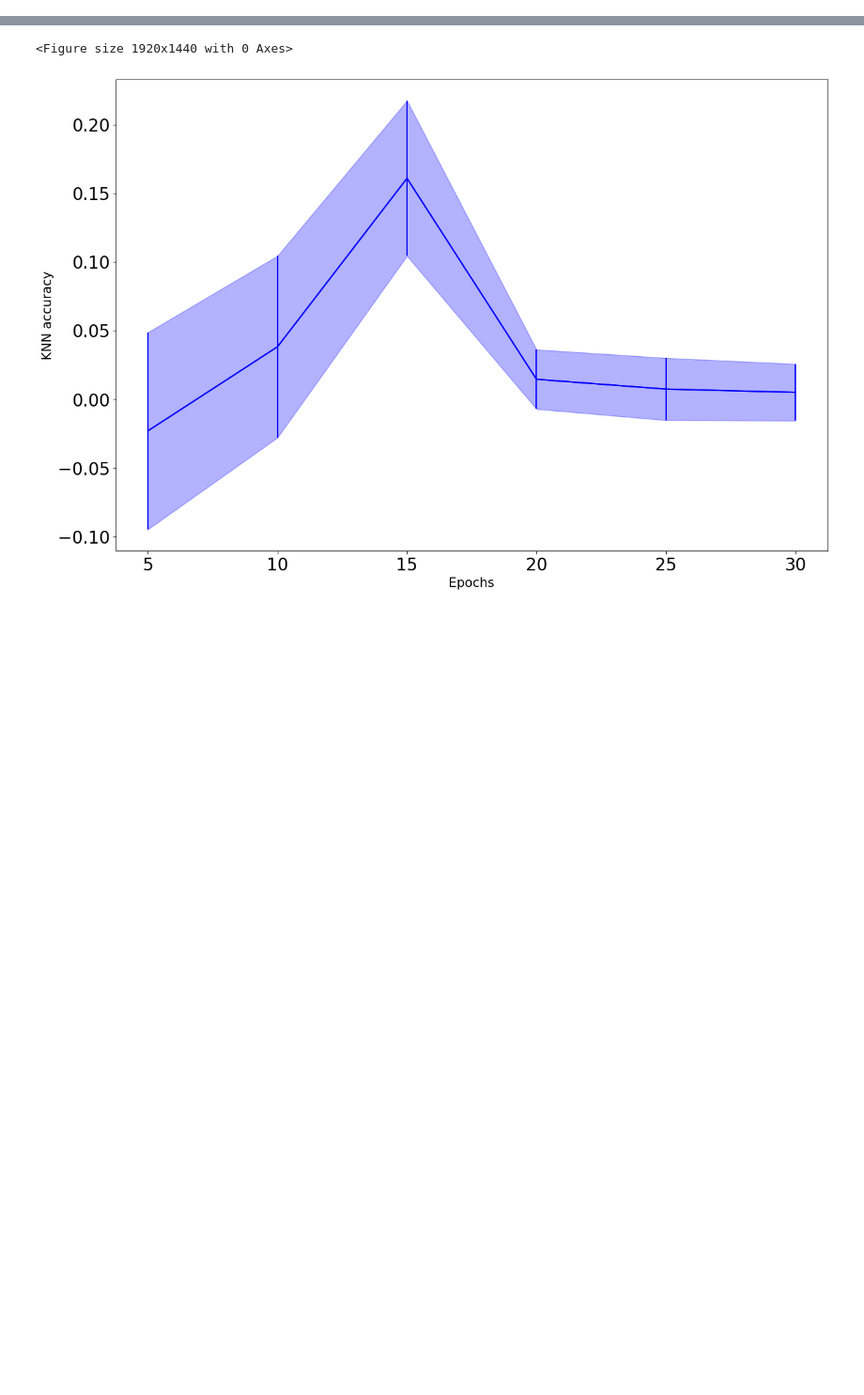
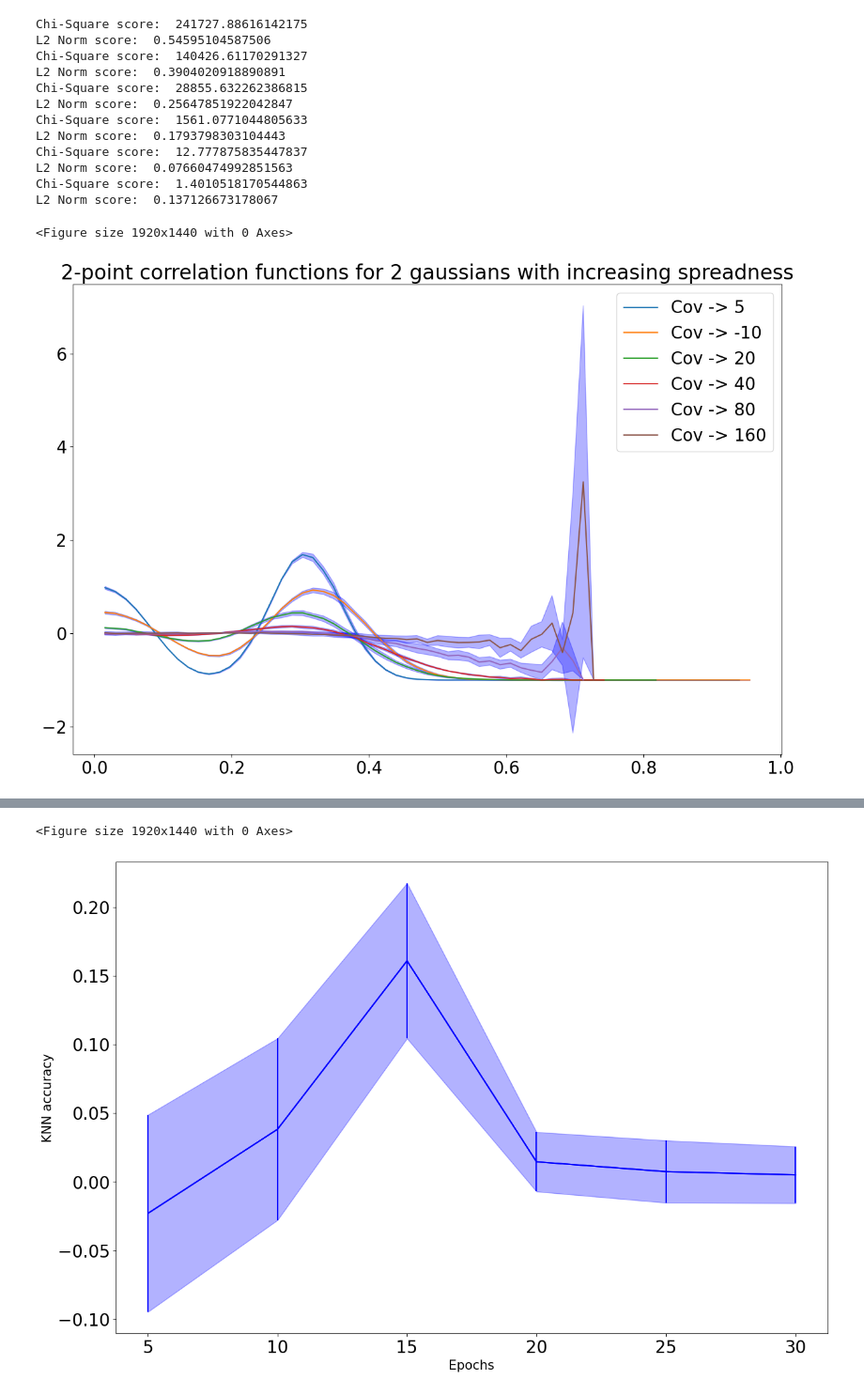
Before and after one commit to Koketsoc137/spectra_for_features, a Jupyter notebook: autocorrelation.ipynb, the cells around one changed output, grey strips where cells are left out. Shown at 94% size. Drawn from its saved outputs; the diff is of its cells as text; code cells hidden in the pictures; blank space fills up the shorter version.

Commit message:
Covariance matrix stuff in the

```diff
--- a/autocorrelation.ipynb
+++ b/autocorrelation.ipynb
@@ -107,0 +26,63 @@ plt.show()
+# %%
+importlib.reload(dist)
+
+importlib.reload(dist)
+importlib.reload(AstroMLmod)
+
+fig = plt.figure(dpi = 300)
+plt.style.use("default")
+plt.figure(figsize=(15,10))
+plt.rcParams.update({'font.size': 20})
+
+
+cov_range = []
+times_array = []
+structure = []
+
+dimensions = 2
+mean_range = (-50, 50)
+cov_range = (-10, 10)
+num_samples = 2
+points_per_gaussian = 2000
+n_points = points_per_gaussian*num_samples
+a = 100
+b = 100
+structure = []
+
+for cov_range in [(5, 5),(10, 10),(20,20),(40,40),(80,80),(160,160)]:
+    means,covariances = dist.sample_means_and_covariances(dimensions, mean_range, cov_range, num_samples, seed = 7)
+
+    covariances = [[[cov_range[0],0],[0,cov_range[0]]],[[cov_range[0],0],[0,cov_range[0]]]]
+    #Creating a feature space samples from Gaussians
+    gaussian_space = dist.generate_gaussian_points(means[0]/2,covariances[0],points_per_gaussian)
+    for mean,covariance in zip(means[1:],covariances[1:]):
+
+        gaussian_space = np.concatenate((gaussian_space,dist.generate_gaussian_points(mean, covariance,points_per_gaussian)),axis = 0)
+    gaussian_space = gaussian_space/max(np.max(gaussian_space),abs(np.min(gaussian_space)))
+    #dist.scatter_points(gaussian_space, alpha = 0.10)
+
+    #dist.scatter_points(data_R, alpha = 0.10)
+
+    timer = time.time()
+    corr, dcorr, Structurescore,NormScore = AstroMLmod.correlate_and_plot(gaussian_space, max_dist = 3, plot = False)
+    bins = np.linspace(0, 1.5, 100)
+    plt.plot(bins[1:],corr,label = "Cov -> "+ str(cov_range[0]))
+    plt.fill_between(bins[1:],corr-dcorr, corr+dcorr, color = "blue",alpha = .3)
+plt.legend()
+plt.title("2-point correlation functions for 2 gaussians with increasing spreadness")
+plt.show()
+# %% [output]
+Chi-Square score:  241727.88616142175
+L2 Norm score:  0.54595104587506
+Chi-Square score:  140426.61170291327
+L2 Norm score:  0.3904020918890891
+Chi-Square score:  28855.632262386815
+L2 Norm score:  0.25647851922042847
+Chi-Square score:  1561.0771044805633
+L2 Norm score:  0.1793798303104443
+Chi-Square score:  12.777875835447837
+L2 Norm score:  0.07660474992851563
+Chi-Square score:  1.4010518170544863
+L2 Norm score:  0.137126673178067
+<Figure size 1920x1440 with 0 Axes>
+[figure, added]
```
Also changed, not shown: parts of 6 cells of this notebook.
